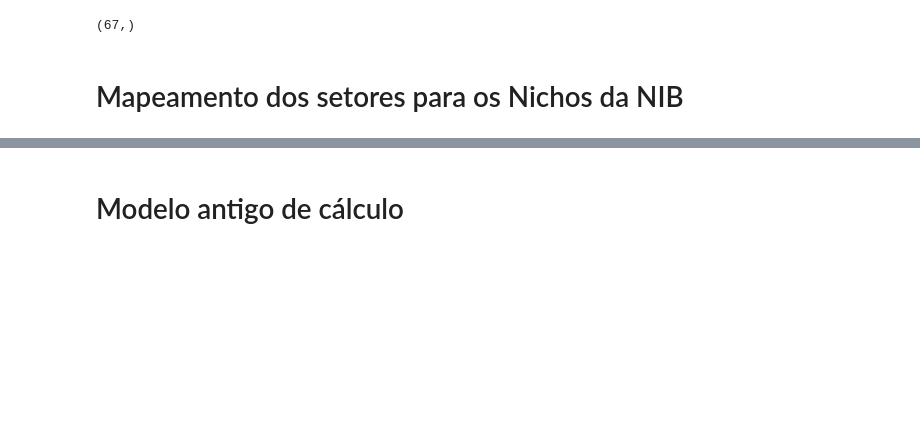
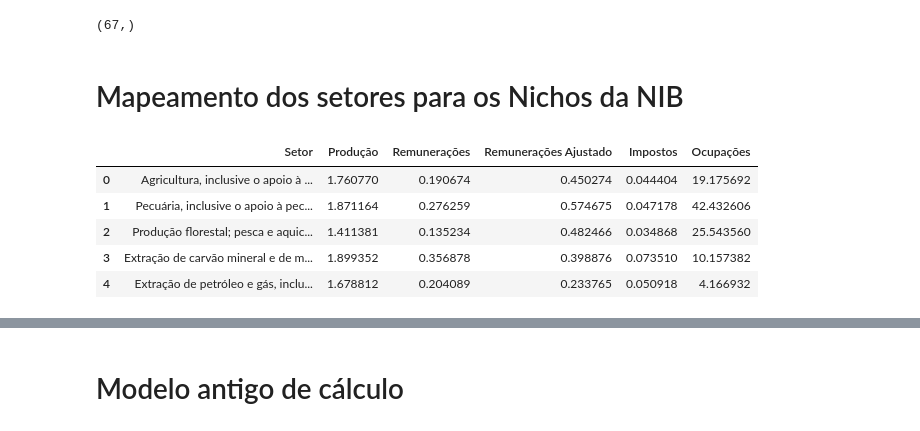
Before and after one commit to amiltonmendes/scilab_mip_sdic, a Jupyter notebook: Mip dados 2019.ipynb, the cells around one changed output, grey strips where cells are left out. Saved outputs shown, nothing was run; the diff lists cells and outputs as text; code cells hidden in the pictures; blank space fills up the shorter version.

Commit message:
Correção de dados MIP por nicho

```diff
--- a/Mip dados 2019.ipynb
+++ b/Mip dados 2019.ipynb
@@ -170,5 +170,18 @@ codigos = ["0191","0192","0280","0580","0680","0791","0792","1091","1092","1093"
 df_indices = pd.DataFrame(data={'cod_atividade' : codigos, 'ligacao_frente' : sensibilidade_dispersao, 'ligacao_tras' : poder_dispersao})
 # %%
 df_indices.to_csv('./dados/indice_ligacao_2019.csv',index=False,sep=',')
-# %% [markdown]
-# Mapeamento dos setores para os Nichos da NIB
+# %% [markdown]
+# Mapeamento dos setores para os Nichos da NIB
+# %%
+import pandas as pd
+
+multiplicadores = pd.read_excel('./dados/multiplicadores.xlsx')
+# %%
+multiplicadores.head()
+# %% [output]
+|  | Setor | Produção | Remunerações | Remunerações Ajustado | Impostos | Ocupações |
+| 0 | Agricultura, inclusive o apoio à ... | 1.760770 | 0.190674 | 0.450274 | 0.044404 | 19.175692 |
+| 1 | Pecuária, inclusive o apoio à pec... | 1.871164 | 0.276259 | 0.574675 | 0.047178 | 42.432606 |
+| 2 | Produção florestal; pesca e aquic... | 1.411381 | 0.135234 | 0.482466 | 0.034868 | 25.543560 |
+| 3 | Extração de carvão mineral e de m... | 1.899352 | 0.356878 | 0.398876 | 0.073510 | 10.157382 |
+| 4 | Extração de petróleo e gás, inclu... | 1.678812 | 0.204089 | 0.233765 | 0.050918 | 4.166932 |
```
Also changed, not shown: parts of 11 cells of this notebook, 4 other files.
